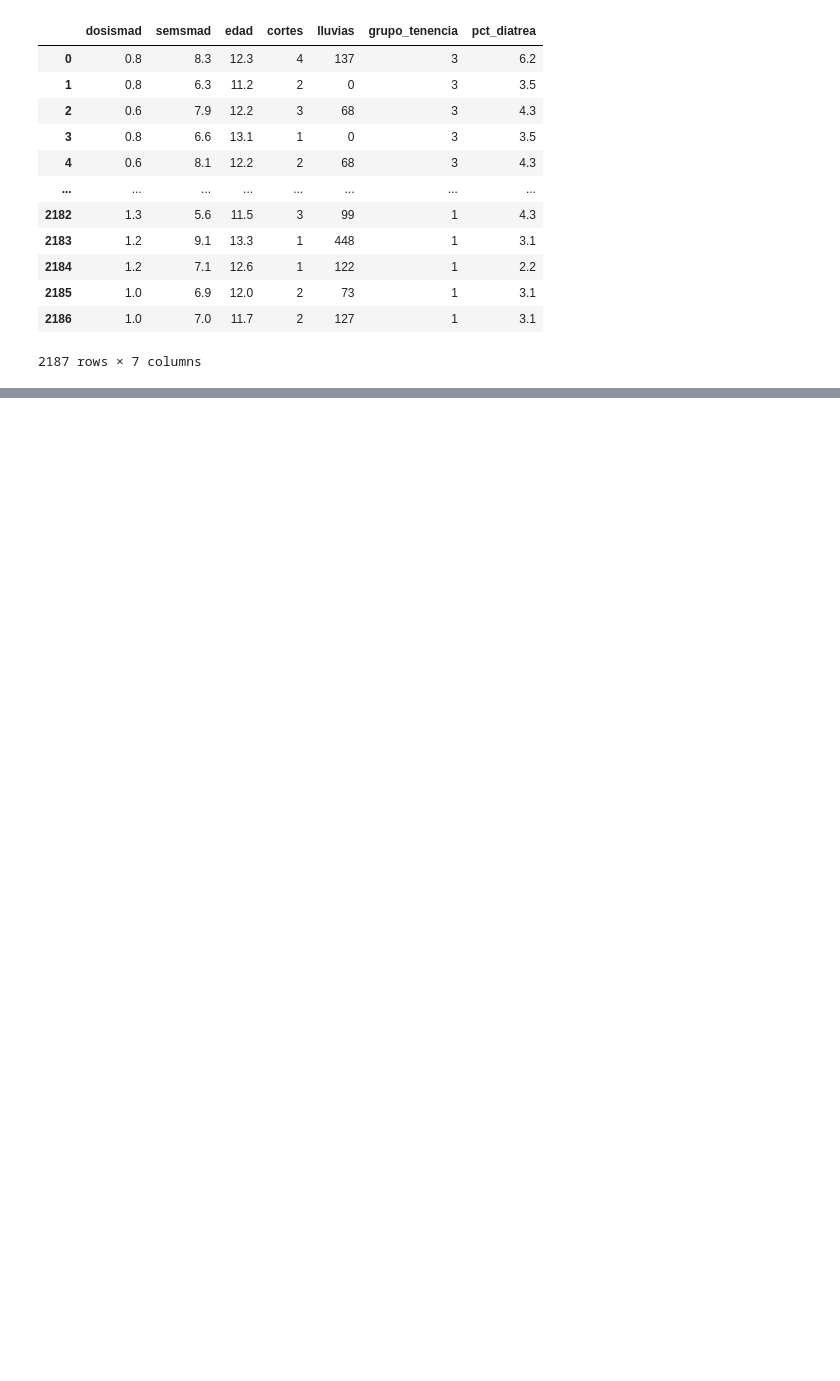
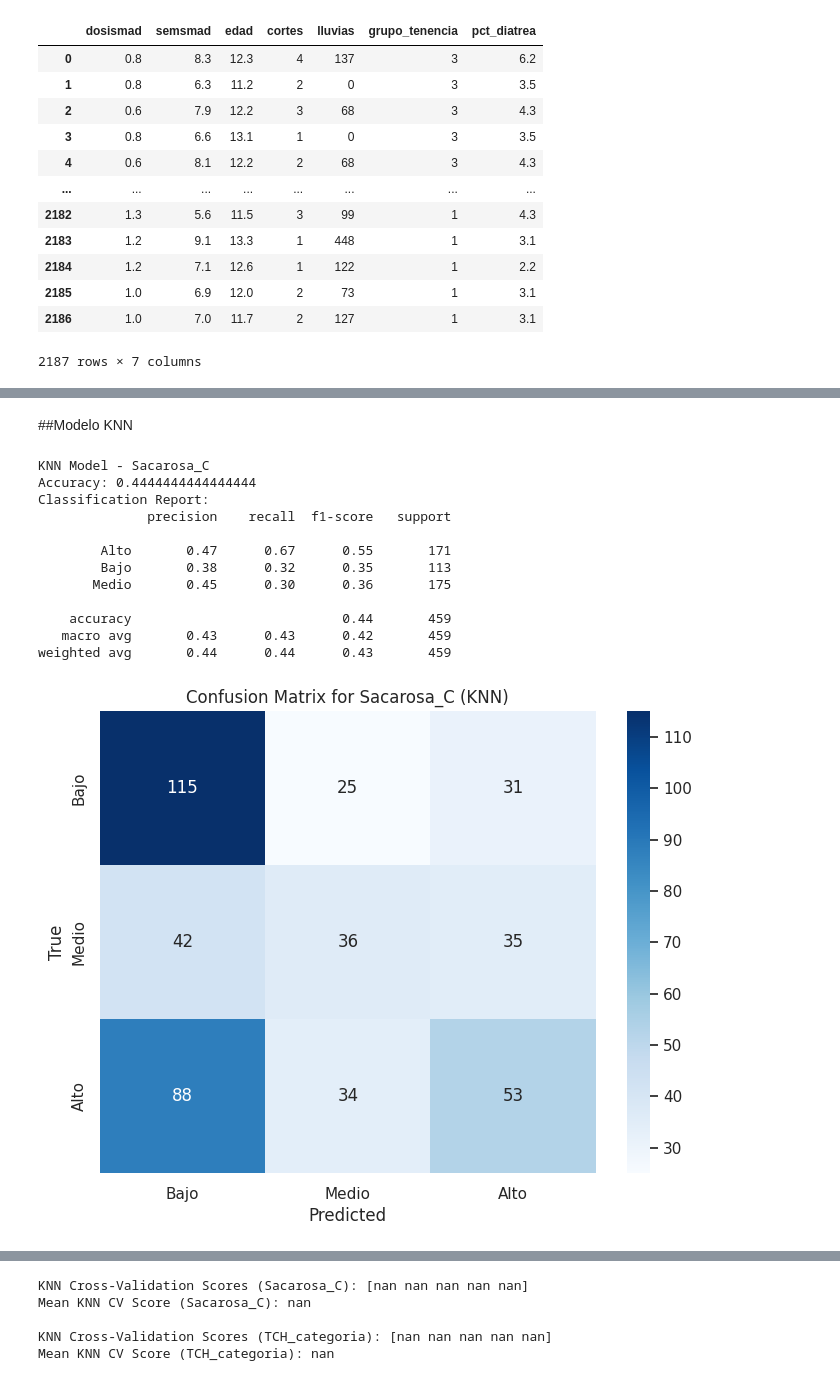
Before and after one commit to Laura9704/ACD_2025, a Jupyter notebook: Clasificacion.ipynb, the cells around one changed output, grey strips where cells are left out. Cells and saved outputs as stored; diff of their text form; code cells hidden in the pictures; blank space fills up the shorter version.

```diff
--- a/Clasificacion.ipynb
+++ b/Clasificacion.ipynb
@@ -263,0 +356,73 @@ plt.show()
+# %% [markdown]
+##Modelo KNN
+# %%
+# Define the KNN classifier
+knn_model = KNeighborsClassifier(n_neighbors=5) # You can adjust the number of neighbors
+
+# Train the model for Sacarosa_C
+knn_model.fit(X_trains, y_train2['Sacarosa_C'])
+knn_pred = knn_model.predict(X_values)
+
+# Evaluate the model for Sacarosa_C
+knn_accuracy = accuracy_score(y_value['Sacarosa_C'], knn_pred)
+knn_report = classification_report(y_value['Sacarosa_C'], knn_pred)
+print("KNN Model - Sacarosa_C")
+print(f"Accuracy: {knn_accuracy}")
+print(f"Classification Report:\n{knn_report}")
+
+# Confusion Matrix for Sacarosa_C
+cm_knn = confusion_matrix(y_value['Sacarosa_C'], knn_pred)
+plt.figure(figsize=(8, 6))
+sns.heatmap(cm_knn, annot=True, fmt='d', cmap='Blues',
+            xticklabels=['Bajo', 'Medio', 'Alto'],
+            yticklabels=['Bajo', 'Medio', 'Alto'])
+plt.xlabel('Predicted')
+plt.ylabel('True')
+plt.title('Confusion Matrix for Sacarosa_C (KNN)')
+plt.show()
+
+# Train the model for TCH_categoria
+knn_model.fit(X_trains, y_train2['TCH_categoria'])
+knn_pred2 = knn_model.predict(X_values)
+
+# Evaluate the model for TCH_categoria
+knn_accuracy2 = accuracy_score(y_value['TCH_categoria'], knn_pred2)
+knn_report2 = classification_report(y_value['TCH_categoria'], knn_pred2)
+print("\nKNN Model - TCH_categoria")
+print(f"Accuracy: {knn_accuracy2}")
+print(f"Classification Report:\n{knn_report2}")
+
+# Confusion Matrix for TCH_categoria
+cm_knn2 = confusion_matrix(y_value['TCH_categoria'], knn_pred2)
+plt.figure(figsize=(8, 6))
+sns.heatmap(cm_knn2, annot=True, fmt='d', cmap='Blues',
+            xticklabels=['Bajo', 'Medio', 'Alto'],
+            yticklabels=['Bajo', 'Medio', 'Alto'])
+plt.xlabel('Predicted')
+plt.ylabel('True')
+plt.title('Confusion Matrix for TCH_categoria (KNN)')
+plt.show()
+
+#Perform Cross-Validation for KNN (Example with StratifiedKFold)
+skf = StratifiedKFold(n_splits=5, shuffle=True, random_state=42) # Example 5-fold CV
+knn_cv_scores = cross_val_score(knn_model, X_trains, y_train2['Sacarosa_C'], cv=skf, scoring=f1_scorer)
+print(f"\nKNN Cross-Validation Scores (Sacarosa_C): {knn_cv_scores}")
+print(f"Mean KNN CV Score (Sacarosa_C): {knn_cv_scores.mean()}")
+
+knn_cv_scores2 = cross_val_score(knn_model, X_trains, y_train2['TCH_categoria'], cv=skf, scoring=f1_scorer)
+print(f"\nKNN Cross-Validation Scores (TCH_categoria): {knn_cv_scores2}")
+print(f"Mean KNN CV Score (TCH_categoria): {knn_cv_scores2.mean()}")
+# %% [output]
+KNN Model - Sacarosa_C
+Accuracy: 0.4444444444444444
+Classification Report:
+              precision    recall  f1-score   support
+
+        Alto       0.47      0.67      0.55       171
+        Bajo       0.38      0.32      0.35       113
+       Medio       0.45      0.30      0.36       175
+
+    accuracy                           0.44       459
+   macro avg       0.43      0.43      0.42       459
+weighted avg       0.44      0.44      0.43       459
+[figure, added]
@@ -263,0 +442,5 @@ plt.show()
+KNN Cross-Validation Scores (Sacarosa_C): [nan nan nan nan nan]
+Mean KNN CV Score (Sacarosa_C): nan
+
+KNN Cross-Validation Scores (TCH_categoria): [nan nan nan nan nan]
+Mean KNN CV Score (TCH_categoria): nan
```
Also changed, not shown: parts of 29 cells of this notebook.
